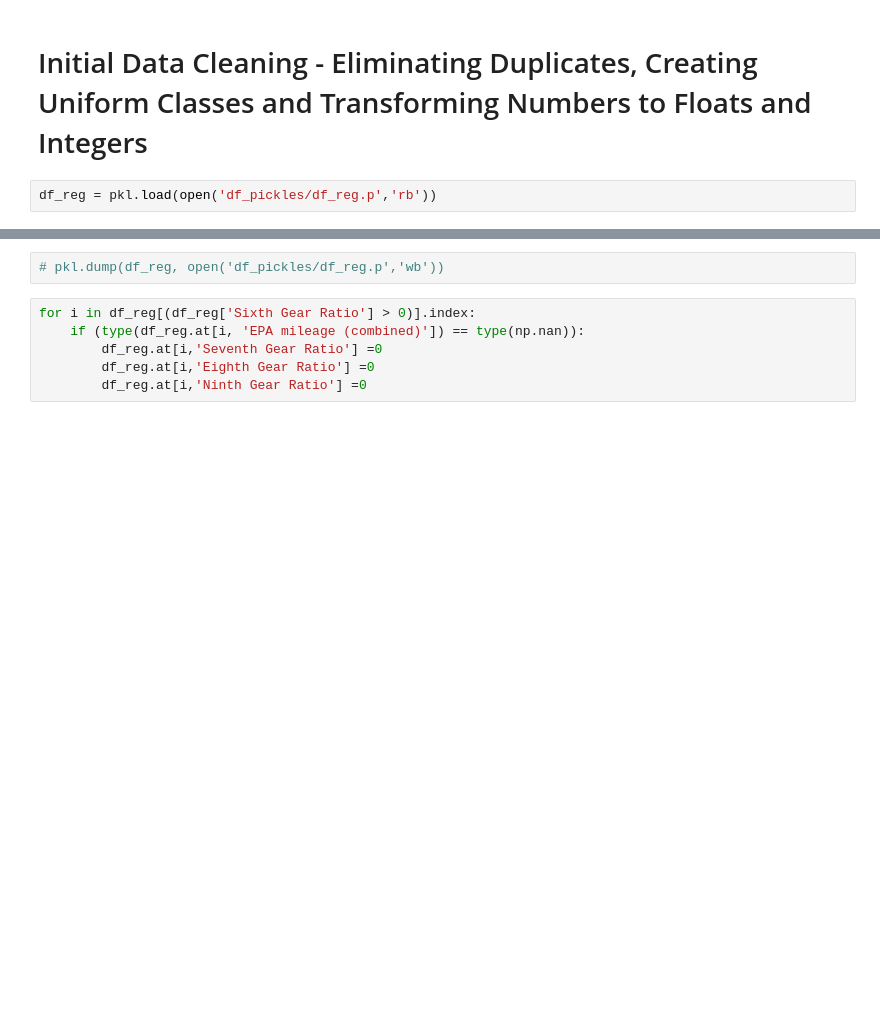
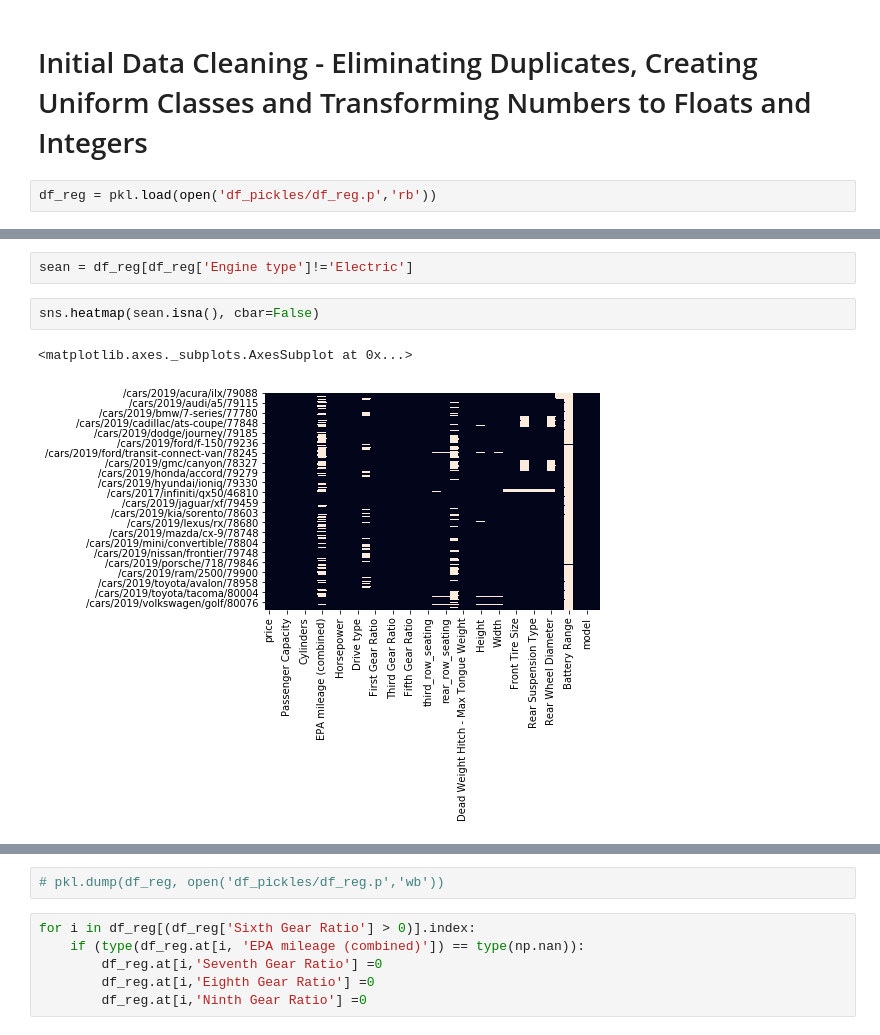
Before and after one commit to oqusous/car_recommendation_, a Jupyter notebook: 01_data_KNN_reg_cla.ipynb, the cells around one changed output, grey strips where cells are left out. Drawn from its saved outputs; the diff is of its cells as text; blank space fills up the shorter version.

```diff
--- a/01_data_KNN_reg_cla.ipynb
+++ b/01_data_KNN_reg_cla.ipynb
@@ -49 +49,8 @@ Battery Range                             2200
 dtype: int64
+# %%
+sean = df_reg[df_reg['Engine type']!='Electric']
+# %%
+sns.heatmap(sean.isna(), cbar=False)
+# %% [output]
+<matplotlib.axes._subplots.AxesSubplot at 0x...>
+[figure, added]
```
Also changed, not shown: parts of 42 cells of this notebook, 5 other files.
